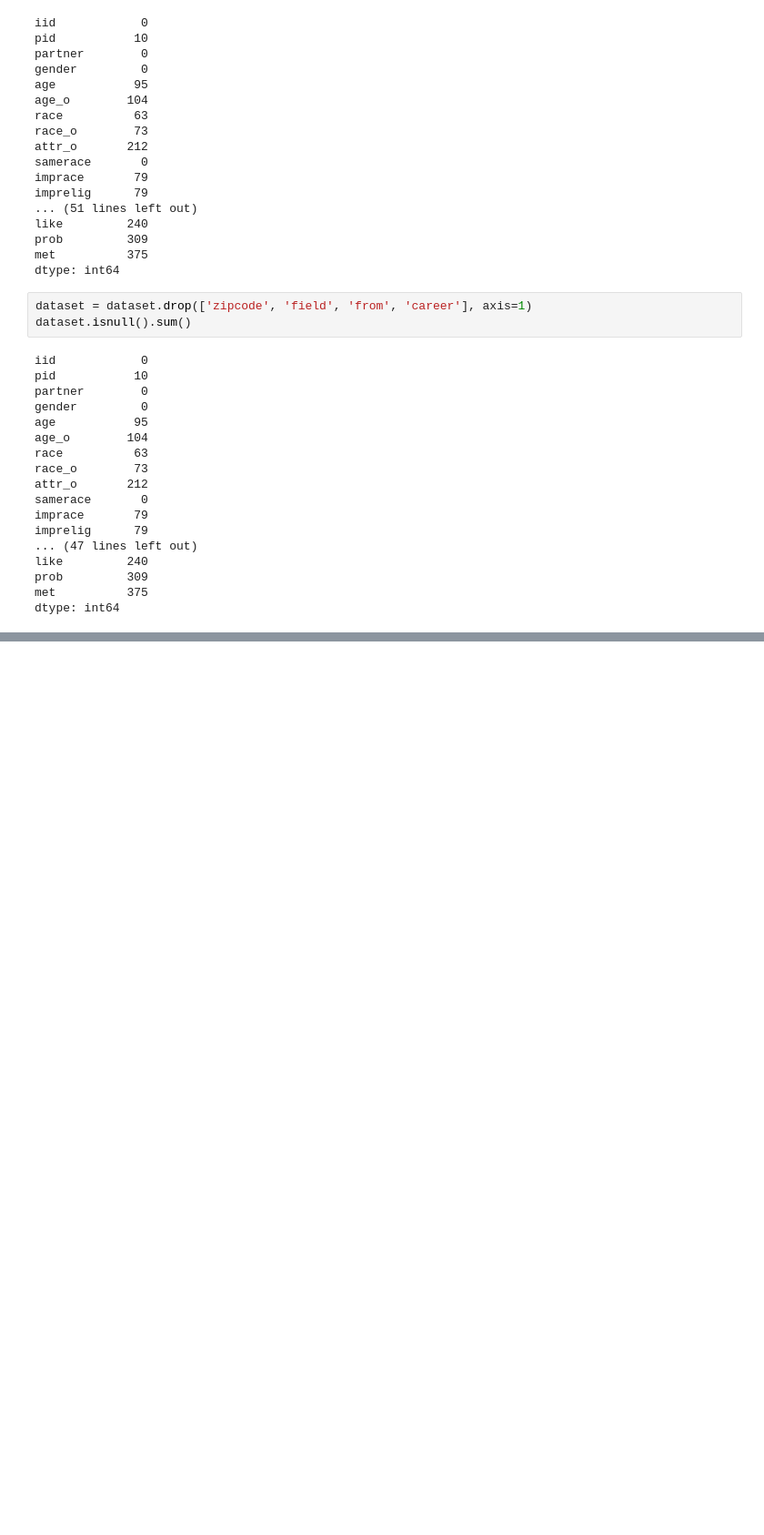
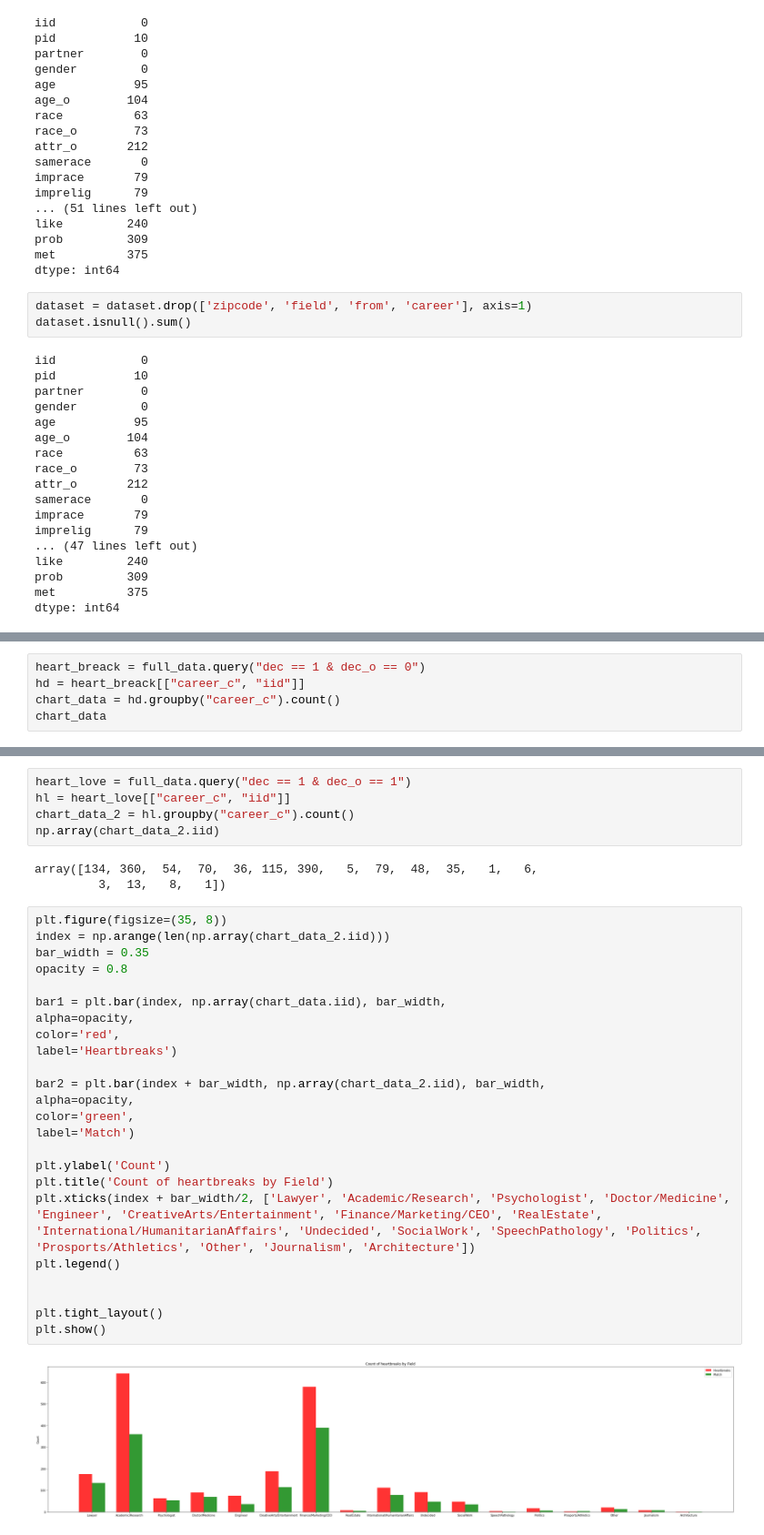
Before and after one commit to ZoziLaMalice/speed_dating, a Jupyter notebook: Notebook/first_cleaning_&_analyse.ipynb, the cells around one changed output, grey strips where cells are left out. Shown at 91% size. Drawn from its saved outputs; the diff is of its cells as text; blank space fills up the shorter version.

Commit message:
add some viz about heartbroken

```diff
--- a/Notebook/first_cleaning_&_analyse.ipynb
+++ b/Notebook/first_cleaning_&_analyse.ipynb
@@ -519,0 +434,5 @@ plt.show()
+# %%
+heart_breack = full_data.query("dec == 1 & dec_o == 0")
+hd = heart_breack[["career_c", "iid"]]
+chart_data = hd.groupby("career_c").count()
+chart_data
@@ -519,0 +459,34 @@ plt.show()
+# %%
+heart_love = full_data.query("dec == 1 & dec_o == 1")
+hl = heart_love[["career_c", "iid"]]
+chart_data_2 = hl.groupby("career_c").count()
+np.array(chart_data_2.iid)
+# %% [output]
+array([134, 360,  54,  70,  36, 115, 390,   5,  79,  48,  35,   1,   6,
+         3,  13,   8,   1])
+# %%
+plt.figure(figsize=(35, 8))
+index = np.arange(len(np.array(chart_data_2.iid)))
+bar_width = 0.35
+opacity = 0.8
+
+bar1 = plt.bar(index, np.array(chart_data.iid), bar_width,
+alpha=opacity,
+color='red',
+label='Heartbreaks')
+
+bar2 = plt.bar(index + bar_width, np.array(chart_data_2.iid), bar_width,
+alpha=opacity,
+color='green',
+label='Match')
+
+plt.ylabel('Count')
+plt.title('Count of heartbreaks by Field')
+plt.xticks(index + bar_width/2, ['Lawyer', 'Academic/Research', 'Psychologist', 'Doctor/Medicine', 'Engineer', 'CreativeArts/Entertainment', 'Finance/Marketing/CEO', 'RealEstate', 'International/HumanitarianAffairs', 'Undecided', 'SocialWork', 'SpeechPathology', 'Politics', 'Prosports/Athletics', 'Other', 'Journalism', 'Architecture'])
+plt.legend()
+
+
+plt.tight_layout()
+plt.show()
+# %% [output]
+[figure, added]
```
Also changed, not shown: parts of 23 cells of this notebook, 2 other files.
